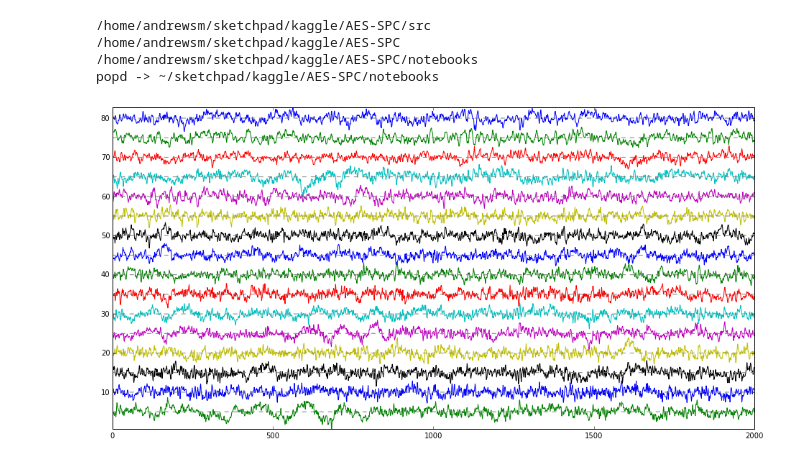
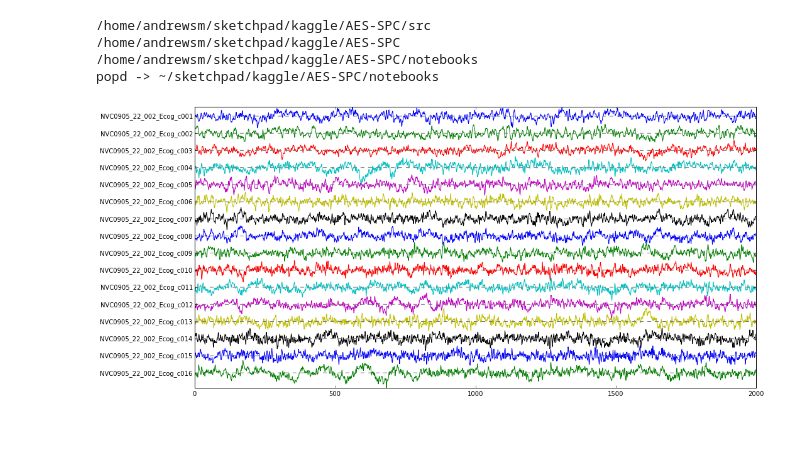
Before and after one commit to mdda/EEG-Theano, a Jupyter notebook: notebooks/basics.ipynb, the cells around one changed output. Cells and saved outputs as stored; diff of their text form; code cells hidden in the pictures; blank space fills up the shorter version.

```diff
--- a/notebooks/basics.ipynb
+++ b/notebooks/basics.ipynb
@@ -14,26 +14,27 @@ popd -> ~/sketchpad/kaggle/AES-SPC/notebooks
 # %%
 %matplotlib inline
 import matplotlib.pyplot as plt
 plt.rcParams['figure.figsize'] = (16.0, 8.0)
 import numpy as np
 
 data = p.data
 eeg = np.rollaxis(data, 1)
 
 n = p.n_channels
 spacing = 5
 trace_levels = spacing*np.arange(n,0,-1)
 
 fig = plt.figure()
 ax = fig.add_subplot(111)
 
 ax.plot(eeg[0:2000, :] + trace_levels)
 
 ax.plot(np.zeros((2000, n)) + trace_levels, '--', color='gray')
-#ax.yticks([])
+plt.yticks(trace_levels)
+ax.set_yticklabels(p.electrode)
 ax.axis('tight')
 #ax.legend(first['channels'])
 
 plt.show()
 # %% [output]
-[figure, old version]
+[figure, new version]
```
Also changed, not shown: 2 other files.
